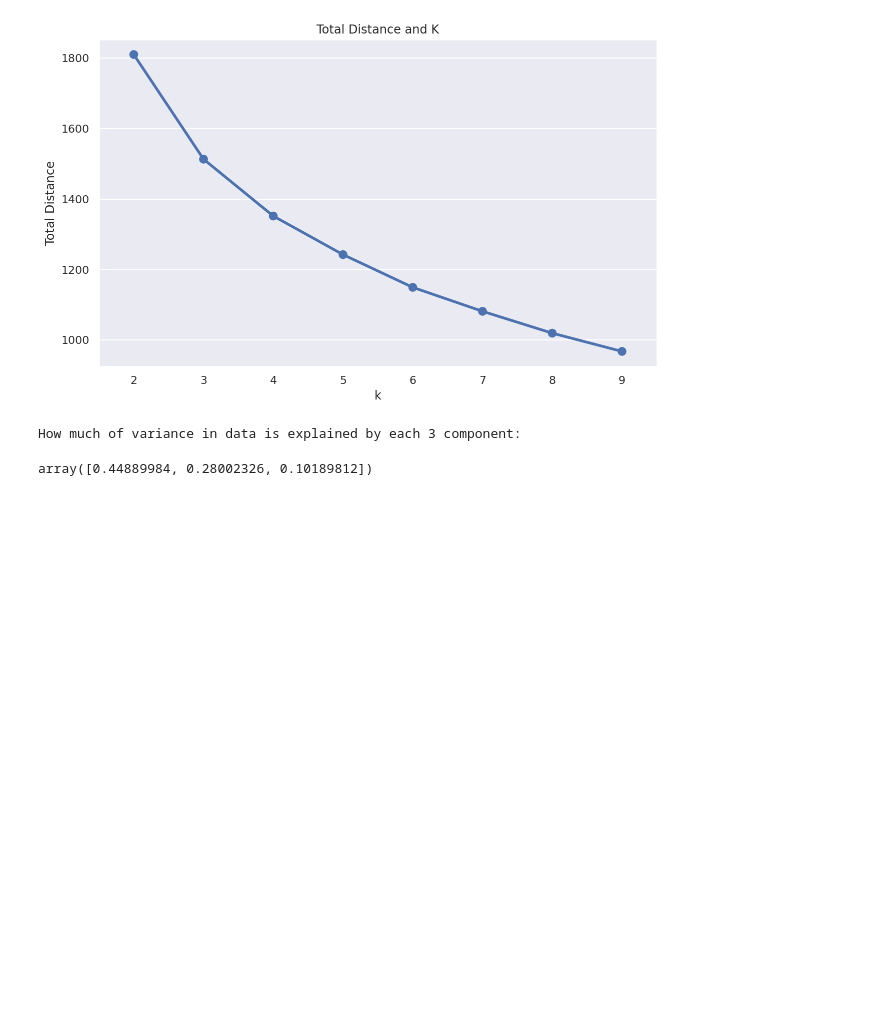
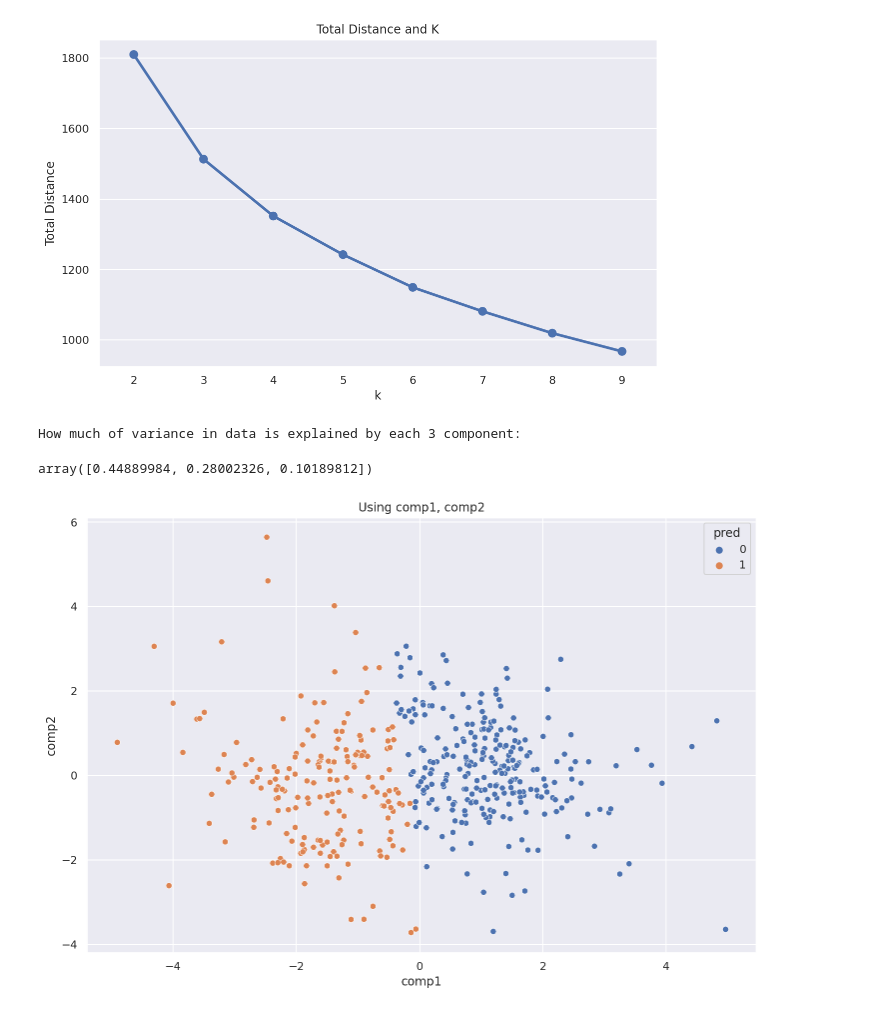
Before and after one commit to ahmadsadeed/COGS109_Project, a Jupyter notebook: project.ipynb, the cells around one changed output. Cells and saved outputs as stored; diff of their text form; code cells hidden in the pictures; blank space fills up the shorter version.

Commit message:
Edit using Colaboratory

```diff
--- a/project.ipynb
+++ b/project.ipynb
@@ -262,7 +264,7 @@ plt.show()
 [figure]
 # %%
 # k=3
-kmeans = KMeans(n_clusters = 3,max_iter = 1000, random_state = 1)
+kmeans = KMeans(n_clusters = 2, init='k-means++', max_iter = 1000, random_state = 1)
 kmeans.fit(data_normal)
 predict = kmeans.predict(data_normal)
 centers = kmeans.cluster_centers_
@@ -283,6 +285,16 @@ pca.explained_variance_ratio_
 # %% [output]
 How much of variance in data is explained by each 3 component:
 array([0.44889984, 0.28002326, 0.10189812])
+# %%
+plt.figure(figsize = (12,8))
+X = pd.DataFrame(comp[:, [0,1]], columns=['comp1', 'comp2'])
+# X['comp1'] = comp[:, 0]
+X['pred'] = predict
+sns.scatterplot('comp1', 'comp2', data=X, hue='pred', palette="deep")
+plt.title('Using comp1, comp2')
+plt.show()
+# %% [output]
+[figure, added]
 # %%
 first = comp[:, 0]
 second = comp[:, 1]
```
Also changed, not shown: parts of 17 cells of this notebook.
